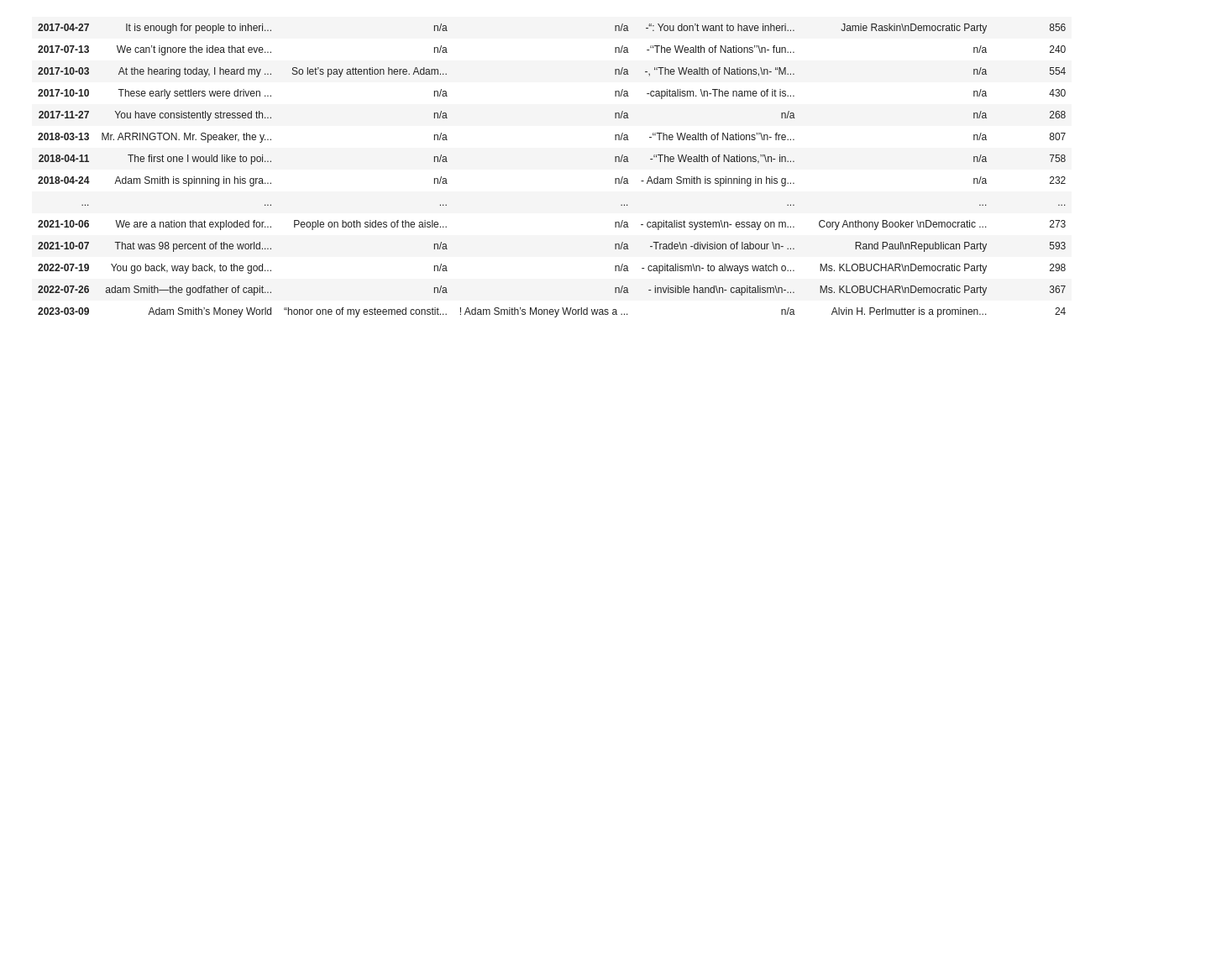
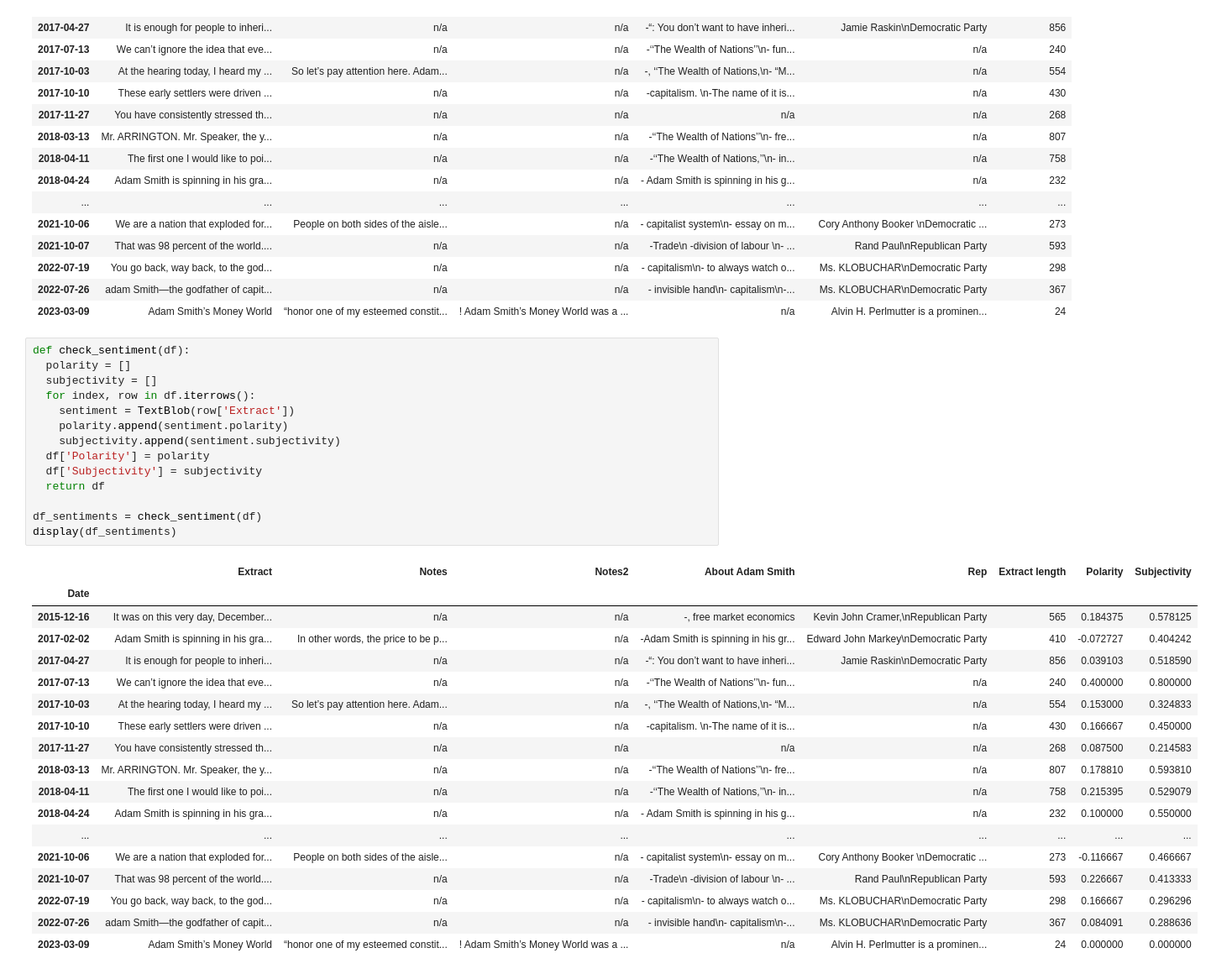
Before and after one commit to yuliiabosher/Adam_Smith_project, a Jupyter notebook: Visualisations.ipynb, the cells around one changed output. Shown at 84% size. Saved outputs shown, nothing was run; the diff lists cells and outputs as text; blank space fills up the shorter version.

Commit message:
added check_sentiment function

```diff
--- a/Visualisations.ipynb
+++ b/Visualisations.ipynb
@@ -207,3 +210,36 @@ display(df)
 | 2022-07-19 | You go back, way back, to the god... | n/a | n/a | - capitalism\n- to always watch o... | Ms. KLOBUCHAR\nDemocratic Party | 298 |
 | 2022-07-26 | adam Smith—the godfather of capit... | n/a | n/a | - invisible hand\n- capitalism\n-... | Ms. KLOBUCHAR\nDemocratic Party | 367 |
 | 2023-03-09 | Adam Smith’s Money World | “honor one of my esteemed constit... | ! Adam Smith’s Money World was a ... | n/a | Alvin H. Perlmutter is a prominen... | 24 |
+# %%
+def check_sentiment(df):
+  polarity = []
+  subjectivity = []
+  for index, row in df.iterrows():
+    sentiment = TextBlob(row['Extract'])
+    polarity.append(sentiment.polarity)
+    subjectivity.append(sentiment.subjectivity)
+  df['Polarity'] = polarity
+  df['Subjectivity'] = subjectivity
+  return df
+
+df_sentiments = check_sentiment(df)
+display(df_sentiments)
+# %% [output]
+|  | Extract | Notes | Notes2 | About Adam Smith | Rep | Extract length | Polarity | Subjectivity |
+| Date |  |  |  |  |  |  |  |  |
+| 2015-12-16 | It was on this very day, December... | n/a | n/a | -, free market economics | Kevin John Cramer,\nRepublican Party | 565 | 0.184375 | 0.578125 |
+| 2017-02-02 | Adam Smith is spinning in his gra... | In other words, the price to be p... | n/a | -Adam Smith is spinning in his gr... | Edward John Markey\nDemocratic Party | 410 | -0.072727 | 0.404242 |
+| 2017-04-27 | It is enough for people to inheri... | n/a | n/a | -“: You don’t want to have inheri... | Jamie Raskin\nDemocratic Party | 856 | 0.039103 | 0.518590 |
+| 2017-07-13 | We can’t ignore the idea that eve... | n/a | n/a | -‘‘The Wealth of Nations’’\n- fun... | n/a | 240 | 0.400000 | 0.800000 |
+| 2017-10-03 | At the hearing today, I heard my ... | So let’s pay attention here. Adam... | n/a | -, ‘‘The Wealth of Nations,\n- “M... | n/a | 554 | 0.153000 | 0.324833 |
+| 2017-10-10 | These early settlers were driven ... | n/a | n/a | -capitalism. \n-The name of it is... | n/a | 430 | 0.166667 | 0.450000 |
+| 2017-11-27 | You have consistently stressed th... | n/a | n/a | n/a | n/a | 268 | 0.087500 | 0.214583 |
+| 2018-03-13 | Mr. ARRINGTON. Mr. Speaker, the y... | n/a | n/a | -‘‘The Wealth of Nations’’\n- fre... | n/a | 807 | 0.178810 | 0.593810 |
+| 2018-04-11 | The first one I would like to poi... | n/a | n/a | -‘‘The Wealth of Nations,’’\n- in... | n/a | 758 | 0.215395 | 0.529079 |
+| 2018-04-24 | Adam Smith is spinning in his gra... | n/a | n/a | - Adam Smith is spinning in his g... | n/a | 232 | 0.100000 | 0.550000 |
+| ... | ... | ... | ... | ... | ... | ... | ... | ... |
+| 2021-10-06 | We are a nation that exploded for... | People on both sides of the aisle... | n/a | - capitalist system\n- essay on m... | Cory Anthony Booker \nDemocratic ... | 273 | -0.116667 | 0.466667 |
+| 2021-10-07 | That was 98 percent of the world.... | n/a | n/a | -Trade\n -division of labour \n- ... | Rand Paul\nRepublican Party | 593 | 0.226667 | 0.413333 |
+| 2022-07-19 | You go back, way back, to the god... | n/a | n/a | - capitalism\n- to always watch o... | Ms. KLOBUCHAR\nDemocratic Party | 298 | 0.166667 | 0.296296 |
+| 2022-07-26 | adam Smith—the godfather of capit... | n/a | n/a | - invisible hand\n- capitalism\n-... | Ms. KLOBUCHAR\nDemocratic Party | 367 | 0.084091 | 0.288636 |
+| 2023-03-09 | Adam Smith’s Money World | “honor one of my esteemed constit... | ! Adam Smith’s Money World was a ... | n/a | Alvin H. Perlmutter is a prominen... | 24 | 0.000000 | 0.000000 |
```
Also changed, not shown: parts of 1 cell of this notebook.
